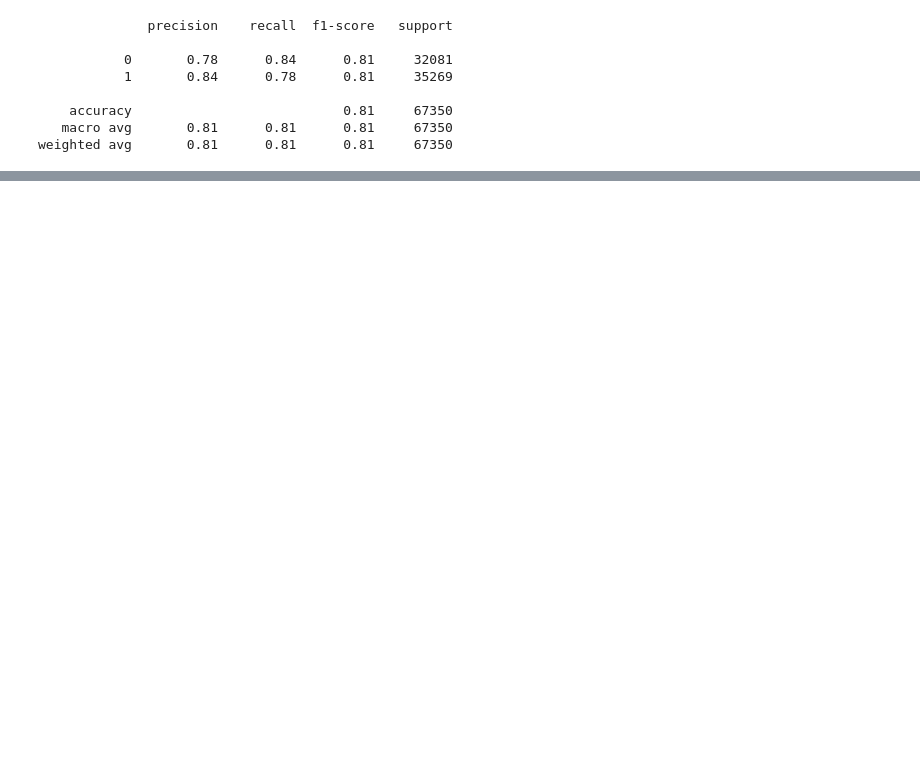
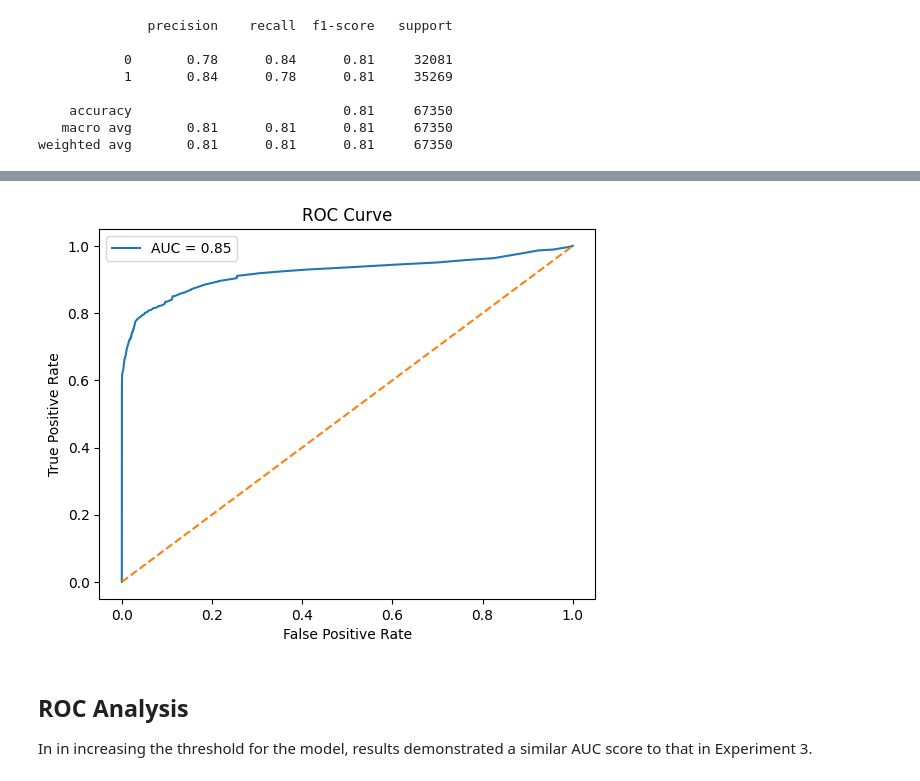
Before and after one commit to IshKwayisi1232004/Phishing_ML_Project, a Jupyter notebook: notebooks/PhishingNotebook.ipynb, the cells around one changed output, grey strips where cells are left out. Cells and saved outputs as stored; diff of their text form; code cells hidden in the pictures; blank space fills up the shorter version.

```diff
--- a/notebooks/PhishingNotebook.ipynb
+++ b/notebooks/PhishingNotebook.ipynb
@@ -345,0 +463,19 @@ weighted avg       0.81      0.81      0.81     67350
+# %%
+y_probs_no_https_adjusted = model.predict_proba(X_test_https)[:,1]
+fpr, tpr, _ = roc_curve(y_test_https, y_probs_no_https_adjusted)
+roc_auc = auc(fpr, tpr)
+
+plt.figure()
+plt.plot(fpr, tpr, label=f"AUC = {roc_auc_2:.2f}")
+plt.plot([0,1], [0,1], linestyle='--')
+plt.xlabel("False Positive Rate")
+plt.ylabel("True Positive Rate")
+plt.title("ROC Curve")
+plt.legend()
+plt.savefig("roc_curve_no_https_adjusted.png", dpi=300, bbox_inches="tight")
+plt.show()
+# %% [output]
+[figure, added]
+# %% [markdown]
+## ROC Analysis
+In in increasing the threshold for the model, results demonstrated a similar AUC score to that in Experiment 3.
```
Also changed, not shown: parts of 48 cells of this notebook, 12 other files.
